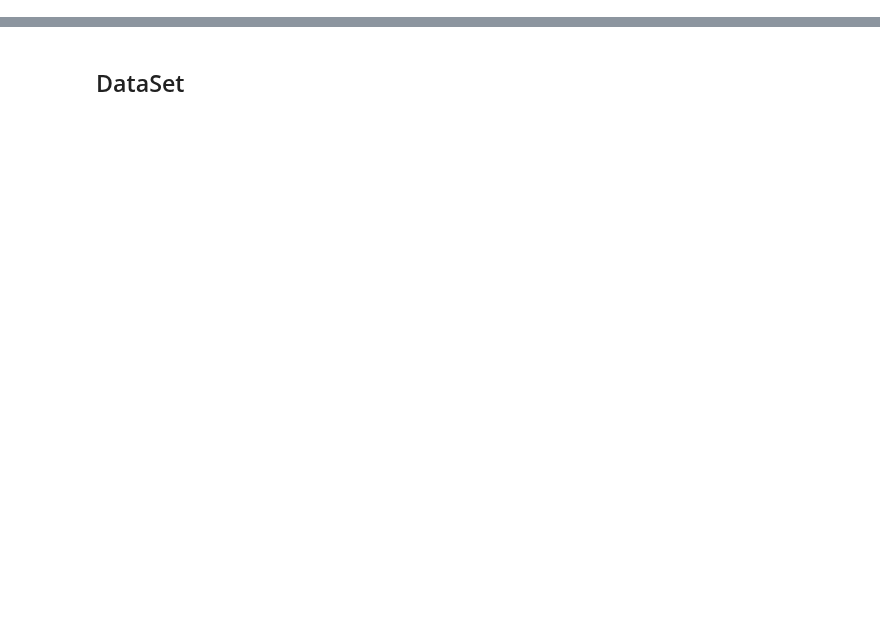
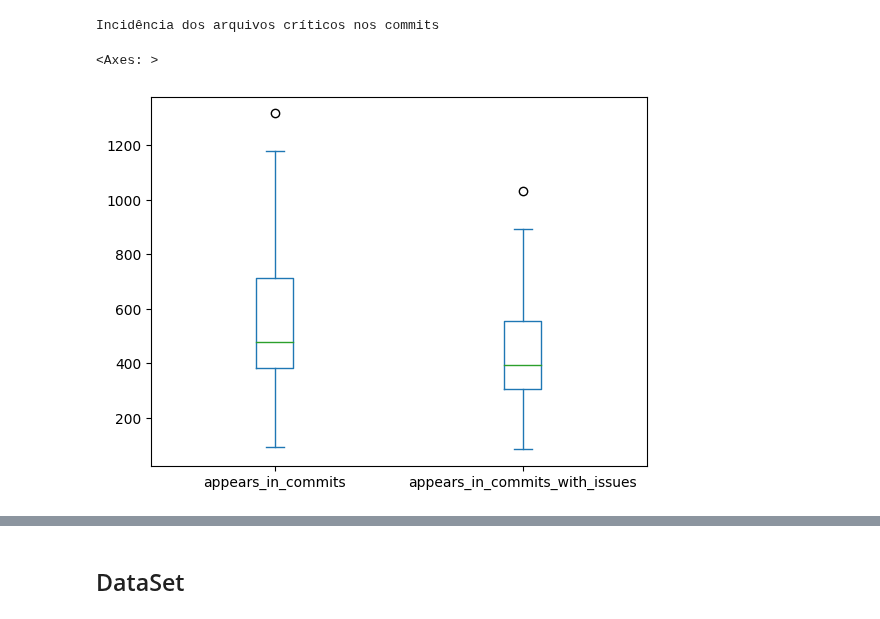
Before and after one commit to armandossrecife/my_validation, a Jupyter notebook: My_Commits_and_my_Issues_from_Cassandra.ipynb, the cells around one changed output, grey strips where cells are left out. Saved outputs shown, nothing was run; the diff lists cells and outputs as text; code cells hidden in the pictures; blank space fills up the shorter version.

```diff
--- a/My_Commits_and_my_Issues_from_Cassandra.ipynb
+++ b/My_Commits_and_my_Issues_from_Cassandra.ipynb
@@ -85,0 +896,14 @@ def calculate_sample_size(confidence_level, margin_of_error, population_proporti
+# %%
+my_qtd_commits_to_analyze= commits_to_analyze[1]
+my_commits_to_analyze = commits_to_analyze[0]
+qtd_commits_with_critical_files = len(my_commits_to_analyze.keys())
+qtd_commits_no_critical_files = my_qtd_commits_to_analyze - qtd_commits_with_critical_files
+
+print(f'Total de commits analisados: {my_qtd_commits_to_analyze}')
+print(f'Commits que possuem pelo menos um arquivo crítico: {qtd_commits_with_critical_files}')
+print(f'Commits sem arquivos críticos: {qtd_commits_no_critical_files}')
+print('\n')
+
+plt.pie([qtd_commits_no_critical_files, qtd_commits_with_critical_files], labels=[f"No Critical Files ({qtd_commits_no_critical_files})", f"With Critical Files ({qtd_commits_with_critical_files})"], autopct="%1.1f%%")
+plt.title(f"Total of Commits Analyzed: {my_qtd_commits_to_analyze}")
+plt.show()
@@ -85,0 +969,4 @@ def calculate_sample_size(confidence_level, margin_of_error, population_proporti
+# %%
+print('Quantidade de vezes que cada arquivo crítico aparece nos commits')
+df_critical_files_in_commits = get_df_critical_files_in_commits(lista_arquivos_criticos, my_commits_to_analyze)
+df_critical_files_in_commits
@@ -85,0 +990,6 @@ def calculate_sample_size(confidence_level, margin_of_error, population_proporti
+# %%
+dict_commits_with_issues = get_dict_commits_with_issues(my_commits_to_analyze)
+
+print('Quantidade de vezes que cada arquivo crítico aparece nos commits com issues registrados')
+df_critical_files_in_commits_with_issues = get_df_critical_files_in_commits_with_issues(lista_arquivos_criticos, dict_commits_with_issues)
+df_critical_files_in_commits_with_issues
@@ -85,0 +1015,3 @@ def calculate_sample_size(confidence_level, margin_of_error, population_proporti
+# %%
+df_critical_files_in_commits_and_with_issues = pd.merge(df_critical_files_in_commits, df_critical_files_in_commits_with_issues, how='inner')
+df_critical_files_in_commits_and_with_issues
@@ -85,0 +1032,8 @@ def calculate_sample_size(confidence_level, margin_of_error, population_proporti
+# %%
+print('Incidência dos arquivos críticos nos commits')
+df_teste = df_critical_files_in_commits_and_with_issues[['appears_in_commits', 'appears_in_commits_with_issues']]
+df_teste.plot(kind='box')
+# %% [output]
+Incidência dos arquivos críticos nos commits
+<Axes: >
+[figure, added]
```
Also changed, not shown: parts of 114 cells of this notebook.
